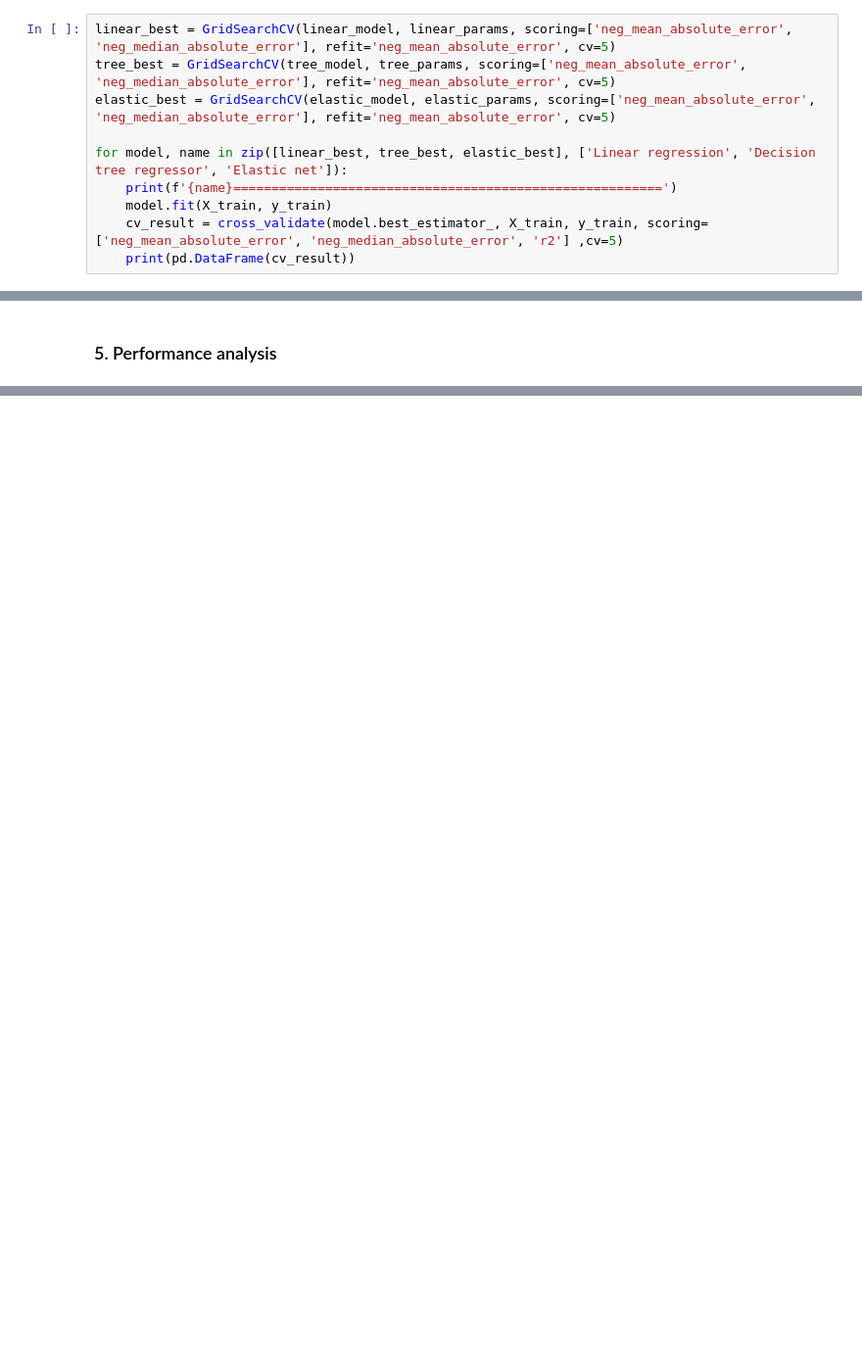
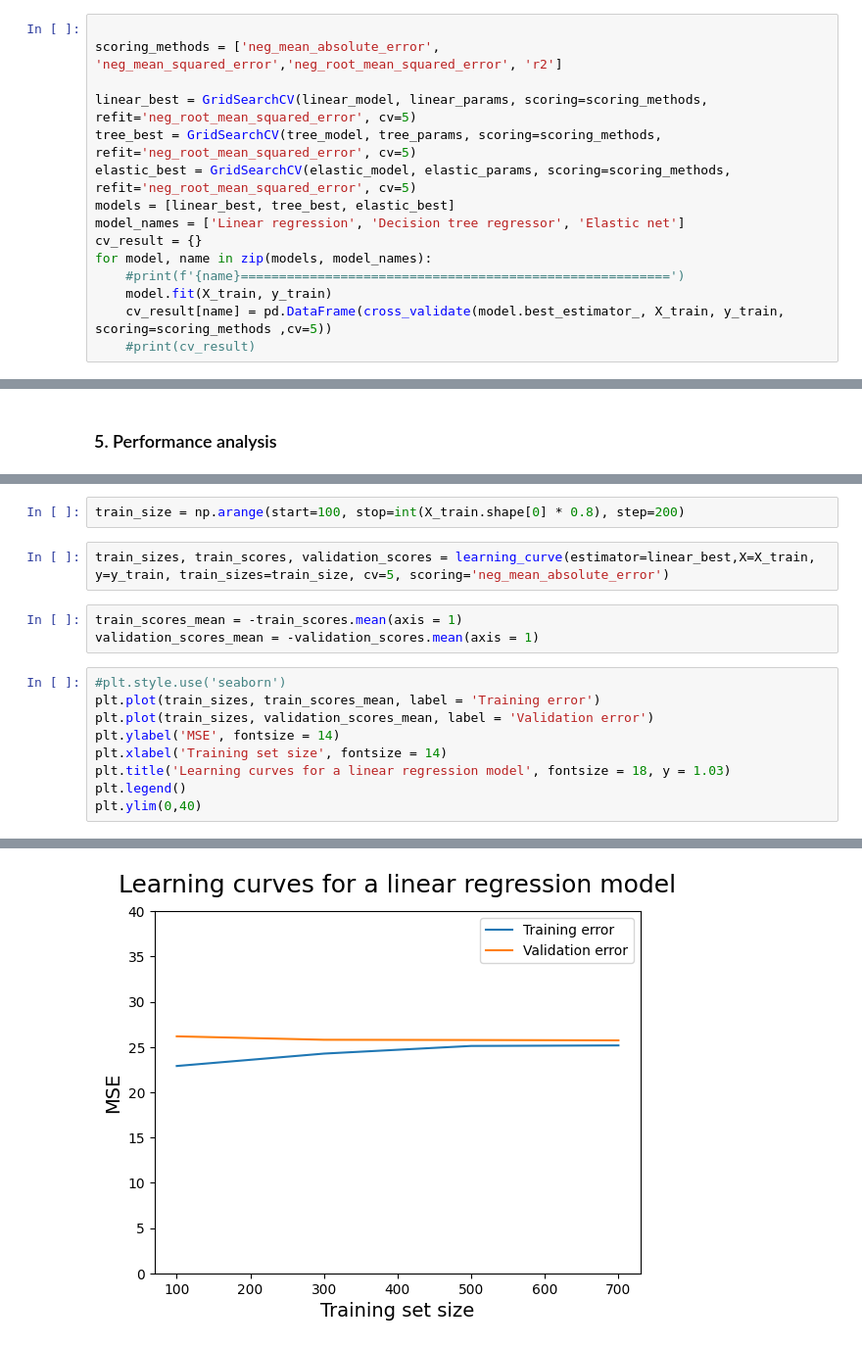
Before and after one commit to jewbe22/eecs3401-group2-groupProject, a Jupyter notebook: src/CO2_emission.ipynb, the cells around one changed output, grey strips where cells are left out. Shown at 98% size. Cells and saved outputs as stored; diff of their text form; blank space fills up the shorter version.

```diff
--- a/src/CO2_emission.ipynb
+++ b/src/CO2_emission.ipynb
@@ -109,12 +109,17 @@ elastic_params = {
     'random_state':[RANDOM_STATE]
 }
 # %%
-linear_best = GridSearchCV(linear_model, linear_params, scoring=['neg_mean_absolute_error', 'neg_median_absolute_error'], refit='neg_mean_absolute_error', cv=5)
-tree_best = GridSearchCV(tree_model, tree_params, scoring=['neg_mean_absolute_error', 'neg_median_absolute_error'], refit='neg_mean_absolute_error', cv=5)
-elastic_best = GridSearchCV(elastic_model, elastic_params, scoring=['neg_mean_absolute_error', 'neg_median_absolute_error'], refit='neg_mean_absolute_error', cv=5)
 
-for model, name in zip([linear_best, tree_best, elastic_best], ['Linear regression', 'Decision tree regressor', 'Elastic net']):
-    print(f'{name}========================================================')
+scoring_methods = ['neg_mean_absolute_error', 'neg_mean_squared_error','neg_root_mean_squared_error', 'r2']
+
+linear_best = GridSearchCV(linear_model, linear_params, scoring=scoring_methods, refit='neg_root_mean_squared_error', cv=5)
+tree_best = GridSearchCV(tree_model, tree_params, scoring=scoring_methods, refit='neg_root_mean_squared_error', cv=5)
+elastic_best = GridSearchCV(elastic_model, elastic_params, scoring=scoring_methods, refit='neg_root_mean_squared_error', cv=5)
+models = [linear_best, tree_best, elastic_best]
+model_names = ['Linear regression', 'Decision tree regressor', 'Elastic net']
+cv_result = {}
+for model, name in zip(models, model_names):
+    #print(f'{name}========================================================')
     model.fit(X_train, y_train)
-    cv_result = cross_validate(model.best_estimator_, X_train, y_train, scoring=['neg_mean_absolute_error', 'neg_median_absolute_error', 'r2'] ,cv=5)
-    print(pd.DataFrame(cv_result))
+    cv_result[name] = pd.DataFrame(cross_validate(model.best_estimator_, X_train, y_train, scoring=scoring_methods ,cv=5))
+    #print(cv_result)
@@ -142,0 +151,17 @@ Linear regression========================================================
+# %%
+train_size = np.arange(start=100, stop=int(X_train.shape[0] * 0.8), step=200)
+# %%
+train_sizes, train_scores, validation_scores = learning_curve(estimator=linear_best,X=X_train, y=y_train, train_sizes=train_size, cv=5, scoring='neg_mean_absolute_error')
+# %%
+train_scores_mean = -train_scores.mean(axis = 1)
+validation_scores_mean = -validation_scores.mean(axis = 1)
+# %%
+#plt.style.use('seaborn')
+plt.plot(train_sizes, train_scores_mean, label = 'Training error')
+plt.plot(train_sizes, validation_scores_mean, label = 'Validation error')
+plt.ylabel('MSE', fontsize = 14)
+plt.xlabel('Training set size', fontsize = 14)
+plt.title('Learning curves for a linear regression model', fontsize = 18, y = 1.03)
+plt.legend()
+plt.ylim(0,40)
+# %% [output]
@@ -142,0 +169 @@ Linear regression========================================================
+[figure, added]
```
Also changed, not shown: parts of 6 cells of this notebook.
